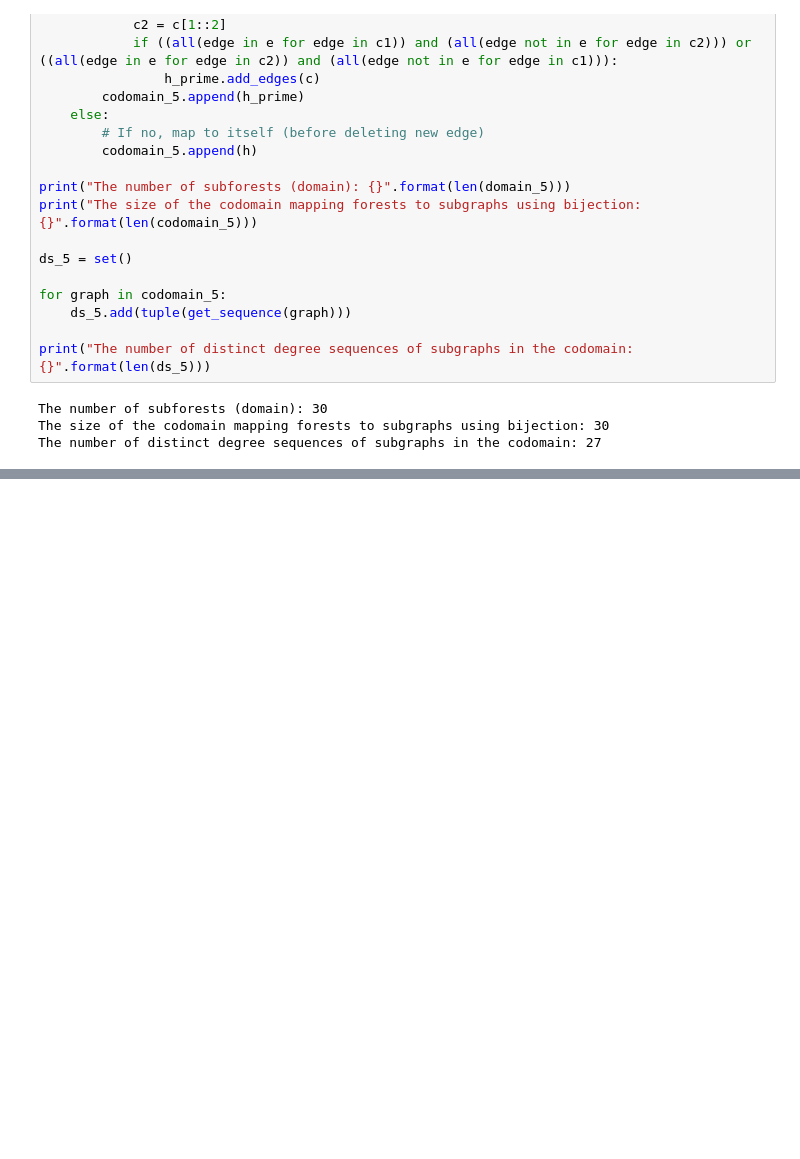
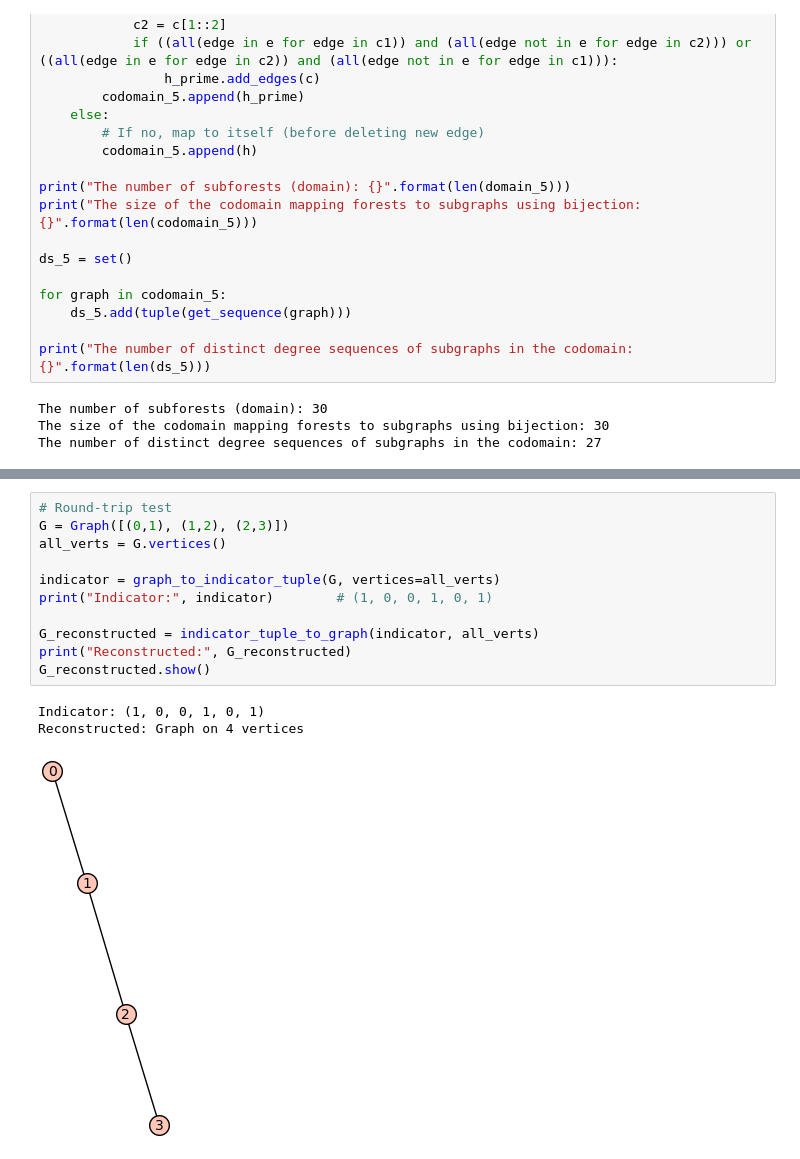
Before and after one commit to Yd025/Degree_Sequences_Bipartite_Graphs, a Jupyter notebook: src/testing_bijection (1).ipynb, the cells around one changed output, grey strips where cells are left out. Saved outputs shown, nothing was run; the diff lists cells and outputs as text; blank space fills up the shorter version.

```diff
--- a/src/testing_bijection (1).ipynb
+++ b/src/testing_bijection (1).ipynb
@@ -362,0 +457,15 @@ The number of distinct degree sequences of subgraphs in the codomain: 27
+# %%
+# Round-trip test
+G = Graph([(0,1), (1,2), (2,3)])
+all_verts = G.vertices()
+
+indicator = graph_to_indicator_tuple(G, vertices=all_verts)
+print("Indicator:", indicator)        # (1, 0, 0, 1, 0, 1)
+
+G_reconstructed = indicator_tuple_to_graph(indicator, all_verts)
+print("Reconstructed:", G_reconstructed)
+G_reconstructed.show()
+# %% [output]
+Indicator: (1, 0, 0, 1, 0, 1)
+Reconstructed: Graph on 4 vertices
+[figure, added]
```
Also changed, not shown: parts of 2 cells of this notebook, 1 other file.
